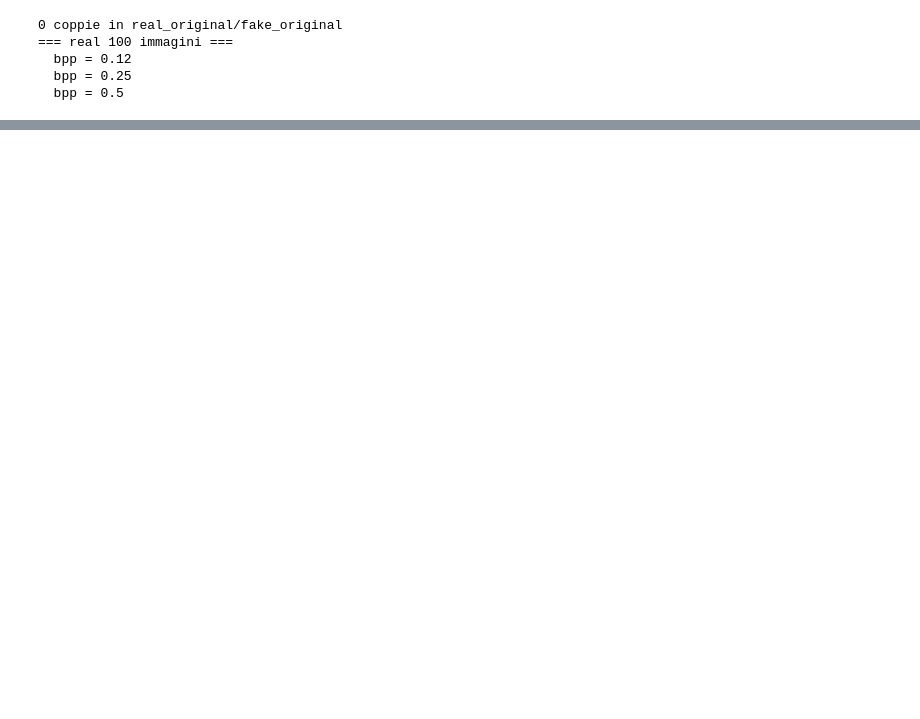
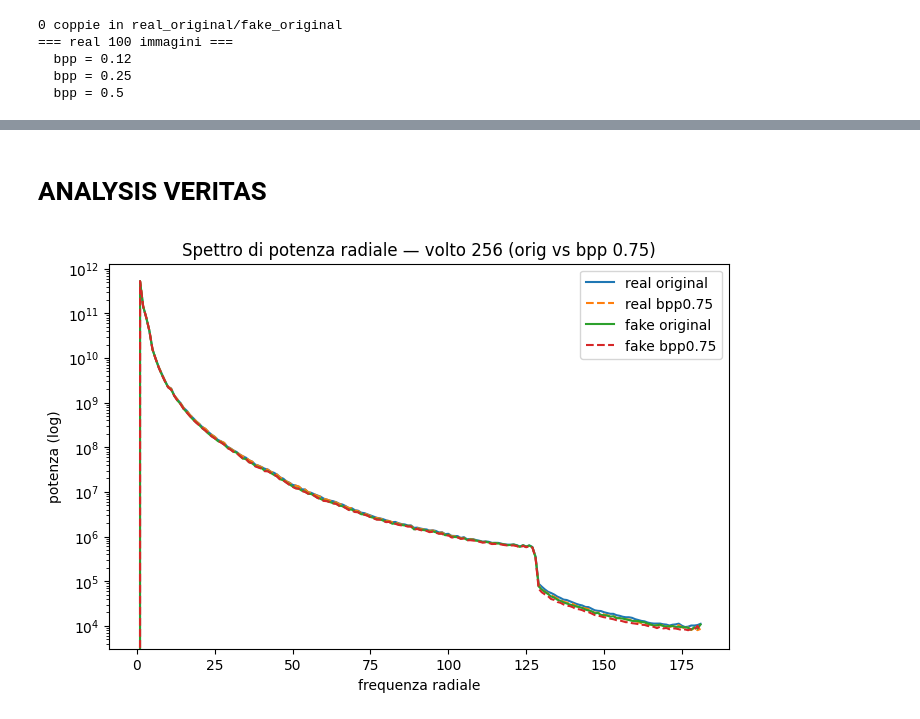
Before and after one commit to silviobear/COMPUTER_VISION_DEEPFAKE, a Jupyter notebook: computer_vision.ipynb, the cells around one changed output, grey strips where cells are left out. Cells and saved outputs as stored; diff of their text form; code cells hidden in the pictures; blank space fills up the shorter version.

Commit message:
Dataset preparation and Baseline Evaluation completed

```diff
--- a/computer_vision.ipynb
+++ b/computer_vision.ipynb
@@ -350,3 +460,14 @@ compress_dataset_jpegai(DATASET_PATH, BPP_LIST, JPEGAI_DIR)
   bpp = 0.12
   bpp = 0.25
   bpp = 0.5
+# %%
+# === ProGAN: genera dataset compresso — NUOVA (affianca FF++) ===
+import os
+os.environ['PATH'] = '/content/miniconda/bin:' + os.environ['PATH']   # conda sul PATH
+
+JPEGAI_DIR   = '/content/jpeg-ai-reference-software'
+PROGAN_ROOT  = '/content/progan_data/progan'
+DATASET_PATH = '/content/drive/MyDrive/ProGAN_Dataset'   # path DEDICATO (non tocca FF++)
+
+build_split_by_marker(PROGAN_ROOT, DATASET_PATH, n_per_class=150)
+compress_dataset_jpegai(DATASET_PATH, BPP_LIST, JPEGAI_DIR)   # funzione dalla vecchia cella FF++
@@ -353,55 +488,46 @@ compress_dataset_jpegai(DATASET_PATH, BPP_LIST, JPEGAI_DIR)
+# %% [markdown]
+# ANALYSIS VERITAS
 # %%
 import os, numpy as np
 import matplotlib.pyplot as plt
 from scipy.fftpack import dct
 
-def face_gray(path):
-    face = mtcnn(Image.open(path).convert('RGB'))      # riusa MTCNN del Setup
-    if face is None: return None
-    return face.cpu().permute(1, 2, 0).numpy().mean(2)  # grigio [64,64], [0,255]
+def face_gray_hires(path, size=256, margin=0.3):
+    img = Image.open(path).convert('RGB')
+    boxes, _ = mtcnn.detect(img)               # box del volto, NON il crop 64
+    if boxes is None:
+        return None
+    x1, y1, x2, y2 = boxes[0]
+    w, h = x2 - x1, y2 - y1
+    box = (max(0, x1 - margin*w), max(0, y1 - margin*h),
+           min(img.width, x2 + margin*w), min(img.height, y2 + margin*h))
+    return np.asarray(img.crop(box).resize((size, size)).convert('L'), float)
 
 def radial_psd(g):
     F = np.fft.fftshift(np.fft.fft2(g - g.mean()))
     psd = np.abs(F) ** 2
     h, w = psd.shape
     y, x = np.indices((h, w))
     r = np.hypot(x - w // 2, y - h // 2).astype(int)
     return np.bincount(r.ravel(), psd.ravel()) / np.maximum(np.bincount(r.ravel()), 1)
 
-def dct_logmag(g):
-    D = dct(dct(g, axis=0, norm='ortho'), axis=1, norm='ortho')
-    return np.log(np.abs(D) + 1e-3).ravel()
-
-def aggregate(folder, fn, n=50):
-    files = sorted(os.listdir(folder))[:n]
+def aggregate(folder, fn, n=100):
     out = []
-    for f in files:
-        g = face_gray(os.path.join(folder, f))
+    for f in sorted(os.listdir(folder))[:n]:
+        g = face_gray_hires(os.path.join(folder, f))
         if g is not None: out.append(fn(g))
     return np.array(out)
 
-BPP = 0.12   # condizione compressa da confrontare
-
-# --- 1) Spettro di potenza radiale ---
+BPP = 0.75
 plt.figure(figsize=(8, 5))
 for cls in ['real', 'fake']:
     for suf, ls in [('original', '-'), (f'bpp{BPP}', '--')]:
         d = os.path.join(DATASET_PATH, f'{cls}_{suf}')
         if not os.path.isdir(d): continue
         psd = aggregate(d, radial_psd).mean(0)
         plt.semilogy(psd, ls, label=f'{cls} {suf}')
 plt.xlabel('frequenza radiale'); plt.ylabel('potenza (log)')
-plt.title(f'Spettro di potenza radiale medio (orig vs bpp {BPP})')
+plt.title(f'Spettro di potenza radiale — volto 256 (orig vs bpp {BPP})')
 plt.legend(); plt.show()
-
-# --- 2) Distribuzione dei coefficienti DCT (log-magnitudine) ---
-plt.figure(figsize=(8, 5))
-for cls in ['real', 'fake']:
-    for suf, ls in [('original', '-'), (f'bpp{BPP}', '--')]:
-        d = os.path.join(DATASET_PATH, f'{cls}_{suf}')
-        if not os.path.isdir(d): continue
-        vals = aggregate(d, dct_logmag).ravel()
-        plt.hist(vals, bins=80, density=True, histtype='step', linestyle=ls, label=f'{cls} {suf}')
-plt.xlabel('log|coeff DCT|'); plt.ylabel('densità')
-plt.title(f'Distribuzione coefficienti DCT (orig vs bpp {BPP})')
-plt.legend(); plt.show()
+# %% [output]
+[figure, added]
```
Also changed, not shown: parts of 12 cells of this notebook.
